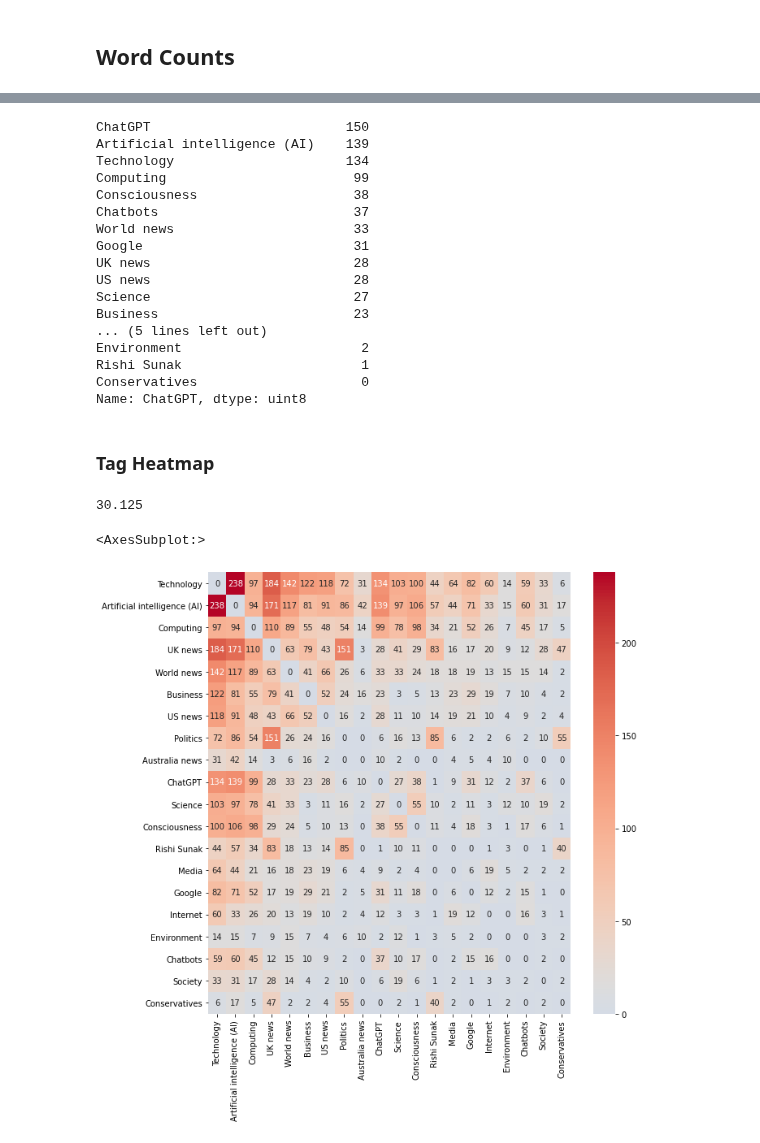
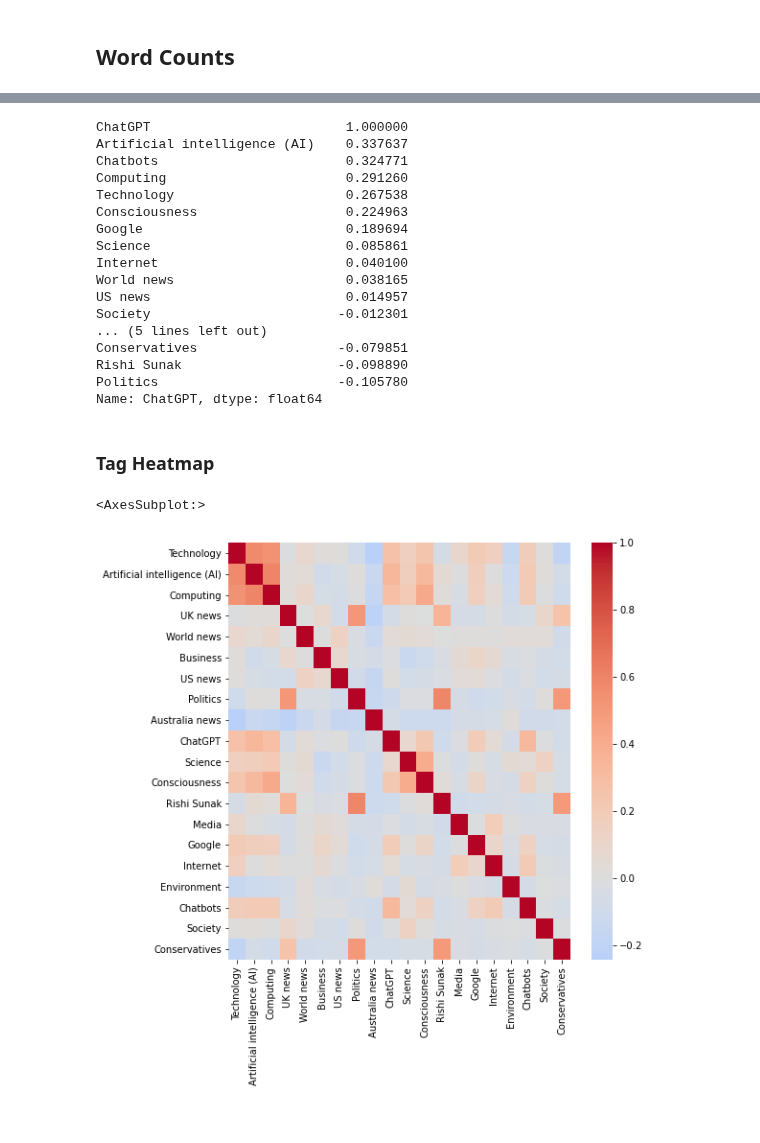
Before and after one commit to Minyall/sc207_2023-24, a Jupyter notebook: 8_9_APIs/9_api_data.ipynb, the cells around one changed output, grey strips where cells are left out. Cells and saved outputs as stored; diff of their text form; code cells hidden in the pictures.

```diff
--- a/8_9_APIs/9_api_data.ipynb
+++ b/8_9_APIs/9_api_data.ipynb
@@ -290,5 +430,6 @@ tag_per_line
 # %%
 M = pd.get_dummies(tag_data['webTitle'])
+M = M[top_tags]
 M['story_index'] = tag_per_line.index
 M
 # %% [output]
@@ -327,4 +466,0 @@ M
-# %%
-
-M = M.T.dot(M)
-M
@@ -345,3 +466,0 @@ M
-# %%
-M = M.loc[top_tags, top_tags]
-M
@@ -365,0 +467,3 @@ M
+# %%
+correlations = M.corr()
+correlations
@@ -366,22 +488,22 @@ M
 # %%
-M.loc['ChatGPT'].sort_values(ascending=False)
+correlations.loc['ChatGPT'].sort_values(ascending=False)
 # %% [output]
-ChatGPT                         150
-Artificial intelligence (AI)    139
-Technology                      134
-Computing                        99
-Consciousness                    38
-Chatbots                         37
-World news                       33
-Google                           31
-UK news                          28
-US news                          28
-Science                          27
-Business                         23
+ChatGPT                         1.000000
+Artificial intelligence (AI)    0.337637
+Chatbots                        0.324771
+Computing                       0.291260
+Technology                      0.267538
+Consciousness                   0.224963
+Google                          0.189694
+Science                         0.085861
+Internet                        0.040100
+World news                      0.038165
+US news                         0.014957
+Society                        -0.012301
 ... (5 lines left out)
-Environment                       2
-Rishi Sunak                       1
-Conservatives                     0
-Name: ChatGPT, dtype: uint8
+Conservatives                  -0.079851
+Rishi Sunak                    -0.098890
+Politics                       -0.105780
+Name: ChatGPT, dtype: float64
 # %% [markdown]
 ### Tag Heatmap
@@ -393,11 +510,7 @@ np.fill_diagonal(to_plot.values,0)
-# %%
-to_plot.melt()['value'].mean()
-# %% [output]
-30.125
 # %%
-plt.figure(figsize=(10,10))
+plt.figure(figsize=(8,8))
 
-sns.heatmap(to_plot, cmap='coolwarm', annot=True, fmt=',', center=to_plot.melt()['value'].median())
+sns.heatmap(correlations, cmap='coolwarm', center=0)
 # %% [output]
 <AxesSubplot:>
-[figure, old version]
+[figure, new version]
```
Also changed, not shown: parts of 70 cells of this notebook.
